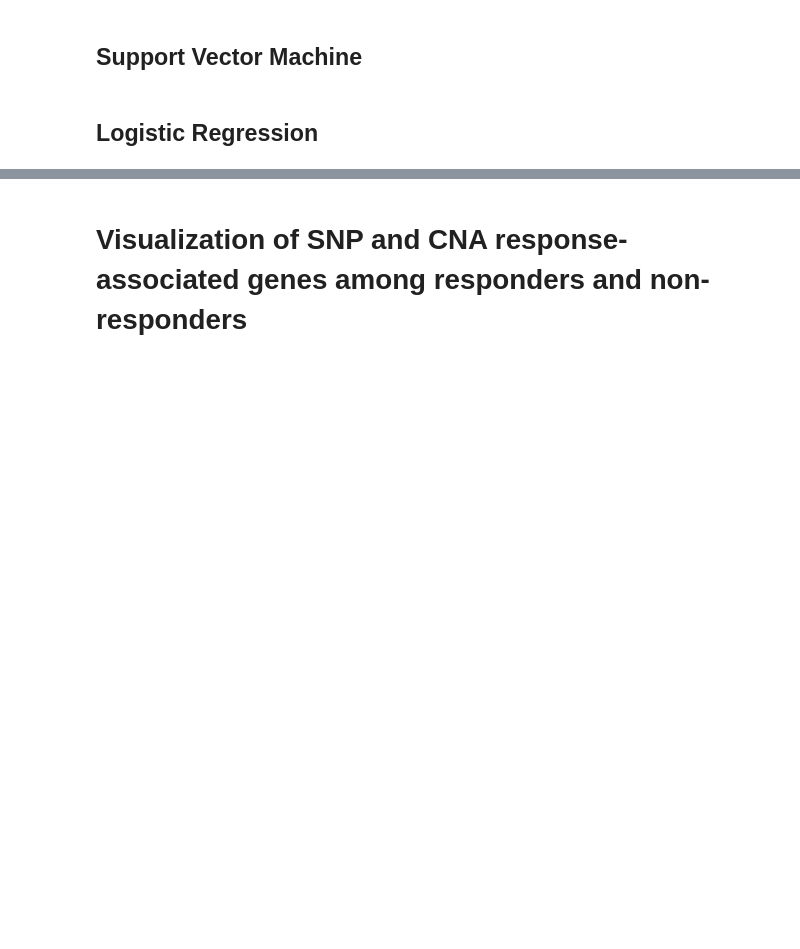
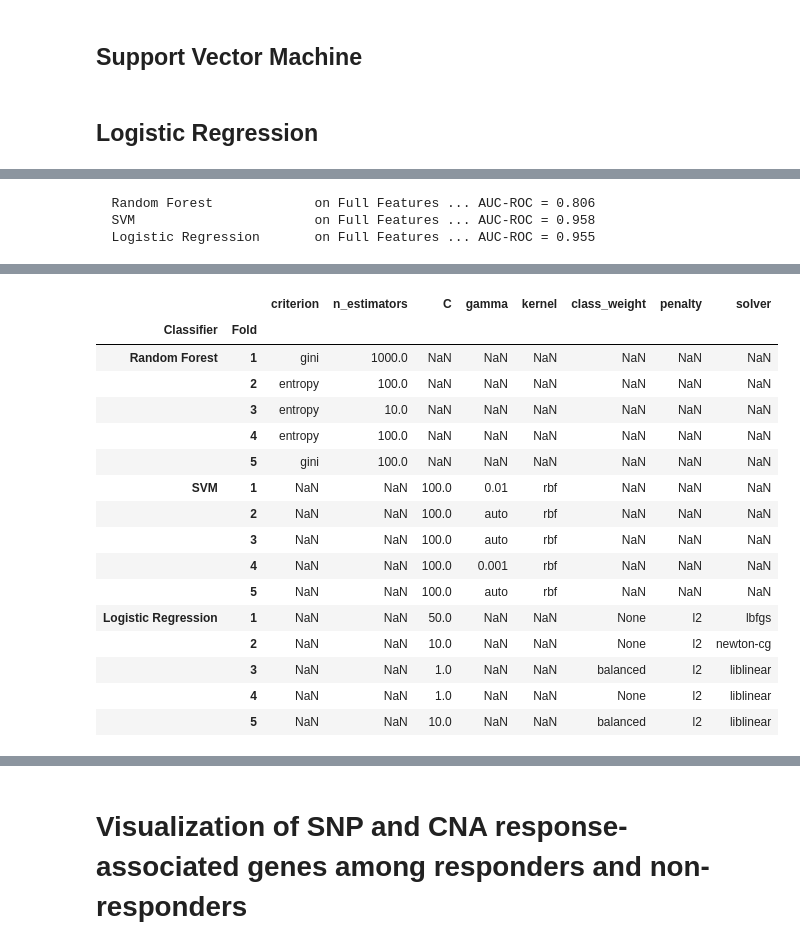
Before and after one commit to ComputationalBiologyLab/Integrative-Multi-omics-Pipeline-for-Analysis-of-Checkpoint-Blockade-Therapy, a Jupyter notebook: Code/MAIN_CODE.ipynb, the cells around one changed output, grey strips where cells are left out. Cells and saved outputs as stored; diff of their text form; code cells hidden in the pictures; blank space fills up the shorter version.

```diff
--- a/Code/MAIN_CODE.ipynb
+++ b/Code/MAIN_CODE.ipynb
@@ -1102,0 +1127,52 @@ Best Parameters: {'C': 10, 'class_weight': None, 'solver': 'liblinear'}
+# %%
+import warnings
+warnings.filterwarnings('ignore')
+
+clf_funcs = {
+    'Random Forest': randomforest_classifier,
+    'SVM': svm_classifier,
+    'Logistic Regression': logistic_regression_classifier,
+}
+
+X_data = X_full
+
+results = {}
+for clf_name, clf_func in clf_funcs.items():
+    print(f"  {clf_name:25s} on Full Features ...", end="", flush=True)
+    results[clf_name] = clf_func(X_data, y)
+    print(f" AUC-ROC = {results[clf_name]['summary_mean']['AUC-ROC']:.3f}")
+
+rows = []
+for clf, r in results.items():
+    row = {'Classifier': clf}
+    row.update(r['summary_str'])
+    rows.append(row)
+
+summary_df = pd.DataFrame(rows).set_index(['Classifier'])
+display(summary_df)
+summary_df.to_csv('figures/normalized/mean_metrics.csv')
+
+fold_rows = []
+for clf, r in results.items():
+    for fold_idx, fm in enumerate(r['fold_metrics']):
+        row = {'Classifier': clf, 'Fold': fold_idx + 1}
+        row.update({k: round(v, 3) for k, v in fm.items()})
+        fold_rows.append(row)
+
+fold_df = pd.DataFrame(fold_rows).set_index(['Classifier', 'Fold'])
+fold_df.to_csv('figures/normalized/fold_metrics.csv')
+
+hp_rows = []
+for clf, r in results.items():
+    for fold_idx, params in enumerate(r['fold_best_params']):
+        row = {'Classifier': clf, 'Fold': fold_idx + 1}
+        row.update(params)
+        hp_rows.append(row)
+
+hyperparams_df = pd.DataFrame(hp_rows).set_index(['Classifier', 'Fold'])
+display(hyperparams_df)
+hyperparams_df.to_csv('figures/normalized/best_hyperparameters_per_fold.csv')
+# %% [output]
+  Random Forest             on Full Features ... AUC-ROC = 0.806
+  SVM                       on Full Features ... AUC-ROC = 0.958
+  Logistic Regression       on Full Features ... AUC-ROC = 0.955
@@ -1102,0 +1184,17 @@ Best Parameters: {'C': 10, 'class_weight': None, 'solver': 'liblinear'}
+|  |  | criterion | n_estimators | C | gamma | kernel | class_weight | penalty | solver |
+| Classifier | Fold |  |  |  |  |  |  |  |  |
+| Random Forest | 1 | gini | 1000.0 | NaN | NaN | NaN | NaN | NaN | NaN |
+|  | 2 | entropy | 100.0 | NaN | NaN | NaN | NaN | NaN | NaN |
+|  | 3 | entropy | 10.0 | NaN | NaN | NaN | NaN | NaN | NaN |
+|  | 4 | entropy | 100.0 | NaN | NaN | NaN | NaN | NaN | NaN |
+|  | 5 | gini | 100.0 | NaN | NaN | NaN | NaN | NaN | NaN |
+| SVM | 1 | NaN | NaN | 100.0 | 0.01 | rbf | NaN | NaN | NaN |
+|  | 2 | NaN | NaN | 100.0 | auto | rbf | NaN | NaN | NaN |
+|  | 3 | NaN | NaN | 100.0 | auto | rbf | NaN | NaN | NaN |
+|  | 4 | NaN | NaN | 100.0 | 0.001 | rbf | NaN | NaN | NaN |
+|  | 5 | NaN | NaN | 100.0 | auto | rbf | NaN | NaN | NaN |
+| Logistic Regression | 1 | NaN | NaN | 50.0 | NaN | NaN | None | l2 | lbfgs |
+|  | 2 | NaN | NaN | 10.0 | NaN | NaN | None | l2 | newton-cg |
+|  | 3 | NaN | NaN | 1.0 | NaN | NaN | balanced | l2 | liblinear |
+|  | 4 | NaN | NaN | 1.0 | NaN | NaN | None | l2 | liblinear |
+|  | 5 | NaN | NaN | 10.0 | NaN | NaN | balanced | l2 | liblinear |
```
Also changed, not shown: parts of 21 cells of this notebook, 3 other files.
